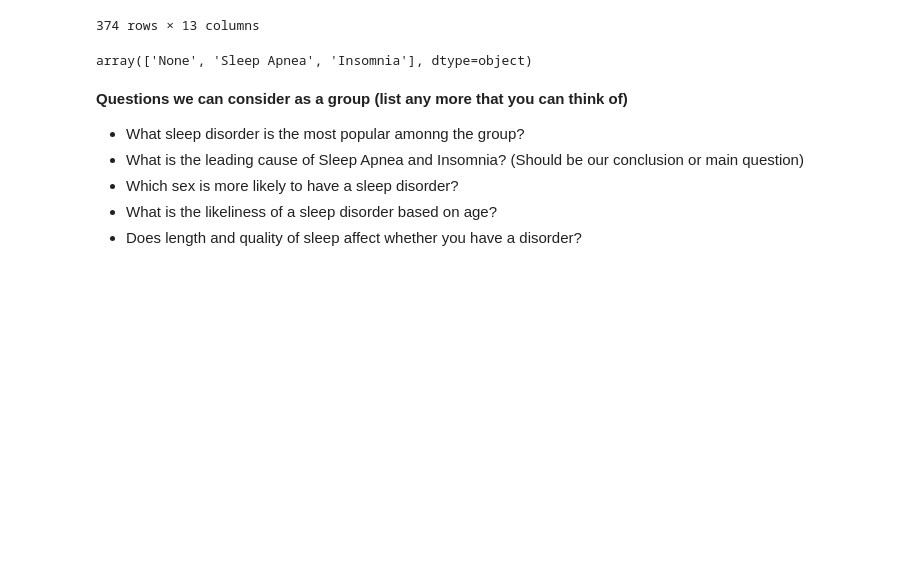
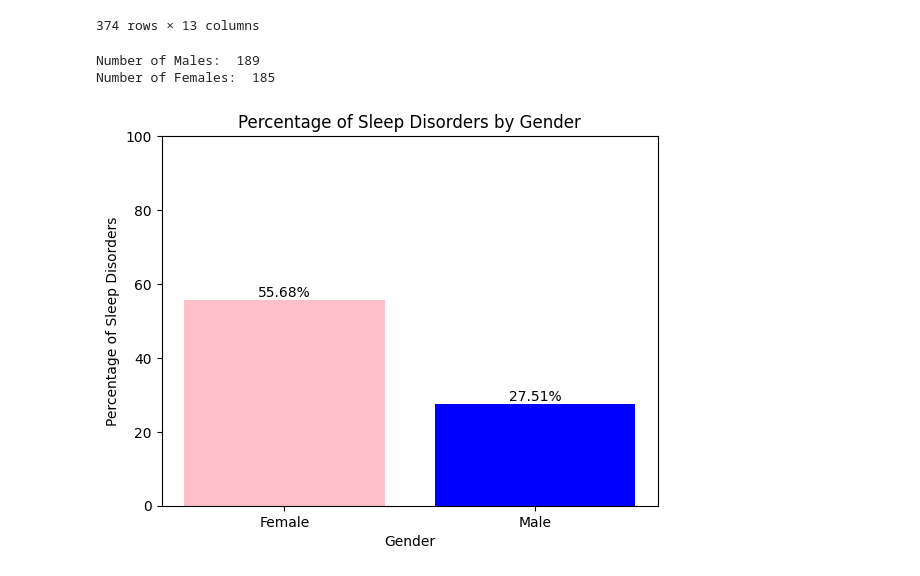
Before and after one commit to csmotherman/CSC302-Midterm, a Jupyter notebook: CSC202_Group_2_Midterm.ipynb, the cells around one changed output. Cells and saved outputs as stored; diff of their text form; code cells hidden in the pictures; blank space fills up the shorter version.

Commit message:
Second commit, added a bar plot based on percentage of genders with a disorder

```diff
--- a/CSC202_Group_2_Midterm.ipynb
+++ b/CSC202_Group_2_Midterm.ipynb
@@ -23,16 +37,32 @@ df
 | 372 | 373 | Female | 59 | Nurse | 8.1 | 9 | 75 | ... |
 | 373 | 374 | Female | 59 | Nurse | 8.1 | 9 | 75 | ... |
 374 rows × 13 columns
-# %%
-df['Sleep Disorder'].unique()
-# %% [output]
-array(['None', 'Sleep Apnea', 'Insomnia'], dtype=object)
-# %% [markdown]
-**Questions we can consider as a group (list any more that you can think of)**
-
-
-*   What sleep disorder is the most popular amonng the group?
-*   What is the leading cause of Sleep Apnea and Insomnia? (Should be our conclusion or main question)
-*   Which sex is more likely to have a sleep disorder?
-*   What is the likeliness of a sleep disorder based on age?
-*   Does length and quality of sleep affect whether you have a disorder?
+# %%
+print('Number of Males: ' ,len(df[df['Gender'] == 'Male']))
+print('Number of Females: ' ,len(df[df['Gender'] == 'Female']))
+# %% [output]
+Number of Males:  189
+Number of Females:  185
+# %%
+# Create a copy so that we do not change any values in the main data frame
+temp_df = df.copy()
+
+# Calculating whether they have a sleep disorder or not, so convert to binary values
+temp_df['Sleep Disorder'].replace({'None': 0, 'Sleep Apnea': 1, 'Insomnia': 1}, inplace=True)
+
+
+# Calculate the percentage of individuals with sleep disorders for each gender
+gender_sleep_disorder_percentage = temp_df.groupby('Gender')['Sleep Disorder'].mean() * 100
+
+# Plot a bar graph based on the percentage of each genders that have a disorder
+bars = plt.bar(gender_sleep_disorder_percentage.index, gender_sleep_disorder_percentage, color=['pink', 'blue'])
+male_pct_str = str(round(gender_sleep_disorder_percentage['Male'],2)) + '%'
+female_pct_str = str(round(gender_sleep_disorder_percentage['Female'],2)) + '%'
+plt.bar_label(bars, labels=[female_pct_str,male_pct_str], color='black')
+plt.title('Percentage of Sleep Disorders by Gender')
+plt.xlabel('Gender')
+plt.ylabel('Percentage of Sleep Disorders')
+plt.ylim(0, 100)
+plt.show()
+# %% [output]
+[figure, added]
```
Also changed, not shown: parts of 2 cells of this notebook.
